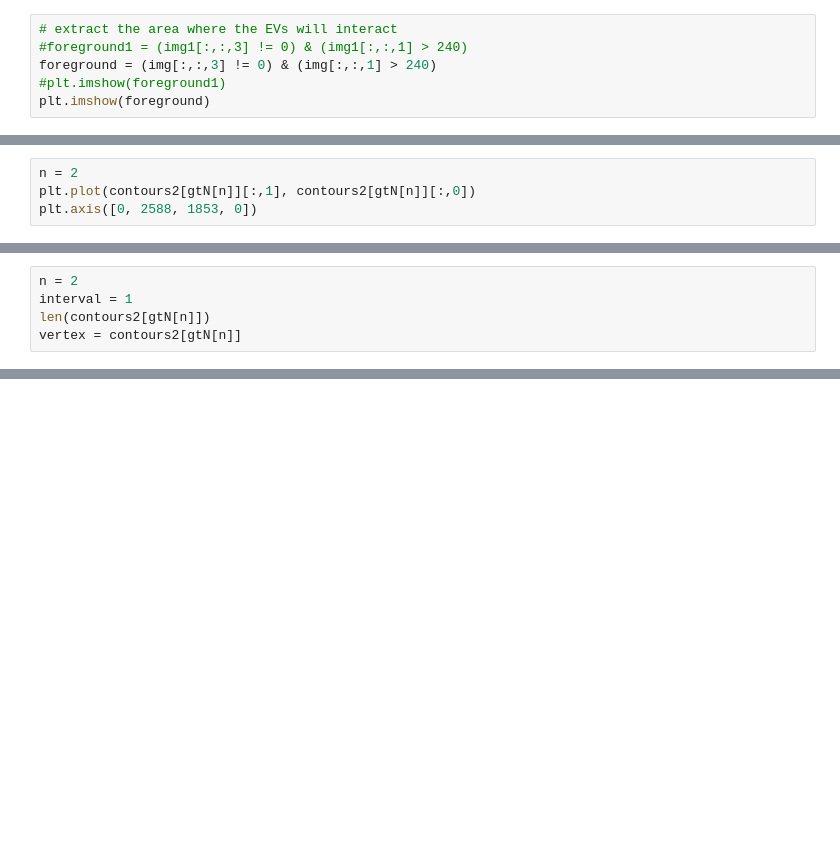
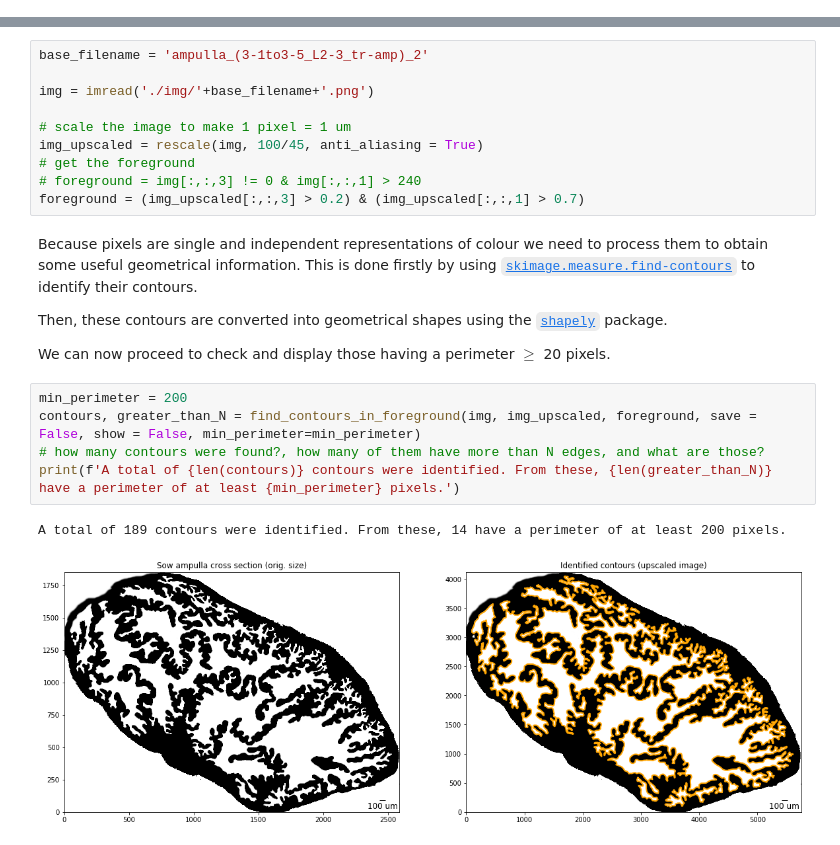
Before and after one commit to cmoralesmx/ev_setup, a Jupyter notebook: ampullaImage.ipynb, the cells around one changed output, grey strips where cells are left out. Cells and saved outputs as stored; diff of their text form; blank space fills up the shorter version.

```diff
--- a/ampullaImage.ipynb
+++ b/ampullaImage.ipynb
@@ -13,6 +0,0 @@ From the loaded image, select the pixels with no transparency and having the for
-# %%
-# extract the area where the EVs will interact
-#foreground1 = (img1[:,:,3] != 0) & (img1[:,:,1] > 240)
-foreground = (img[:,:,3] != 0) & (img[:,:,1] > 240)
-#plt.imshow(foreground1)
-plt.imshow(foreground)
@@ -59,4 +0,0 @@ We can use the code in the following cell to selectively plot the identified con
-# %%
-n = 2
-plt.plot(contours2[gtN[n]][:,1], contours2[gtN[n]][:,0])
-plt.axis([0, 2588, 1853, 0])
@@ -175,5 +0,0 @@ target_polygon
-# %%
-n = 2
-interval = 1
-len(contours2[gtN[n]])
-vertex = contours2[gtN[n]]
@@ -237,0 +887,24 @@ edges = [15152]
+# %%
+base_filename = 'ampulla_(3-1to3-5_L2-3_tr-amp)_2'
+
+img = imread('./img/'+base_filename+'.png')
+
+# scale the image to make 1 pixel = 1 um
+img_upscaled = rescale(img, 100/45, anti_aliasing = True)
+# get the foreground
+# foreground = img[:,:,3] != 0 & img[:,:,1] > 240
+foreground = (img_upscaled[:,:,3] > 0.2) & (img_upscaled[:,:,1] > 0.7)
+# %% [markdown]
+Because pixels are single and independent representations of colour we need to process them to obtain some useful geometrical information. This is done firstly by using [`skimage.measure.find-contours`](http://scikit-image.org/docs/0.14.x/api/skimage.measure.html#find-contours) to identify their contours.
+
+Then, these contours are converted into geometrical shapes using the [`shapely`](https://github.com/Toblerity/Shapely) package.
+
+We can now proceed to check and display those having a perimeter $\ge$ 20 pixels.
+# %%
+min_perimeter = 200
+contours, greater_than_N = find_contours_in_foreground(img, img_upscaled, foreground, save = False, show = False, min_perimeter=min_perimeter)
+# how many contours were found?, how many of them have more than N edges, and what are those?
+print(f'A total of {len(contours)} contours were identified. From these, {len(greater_than_N)} have a perimeter of at least {min_perimeter} pixels.')
+# %% [output]
+A total of 189 contours were identified. From these, 14 have a perimeter of at least 200 pixels.
+[figure, added]
```
Also changed, not shown: parts of 71 cells of this notebook, 25 other files.
